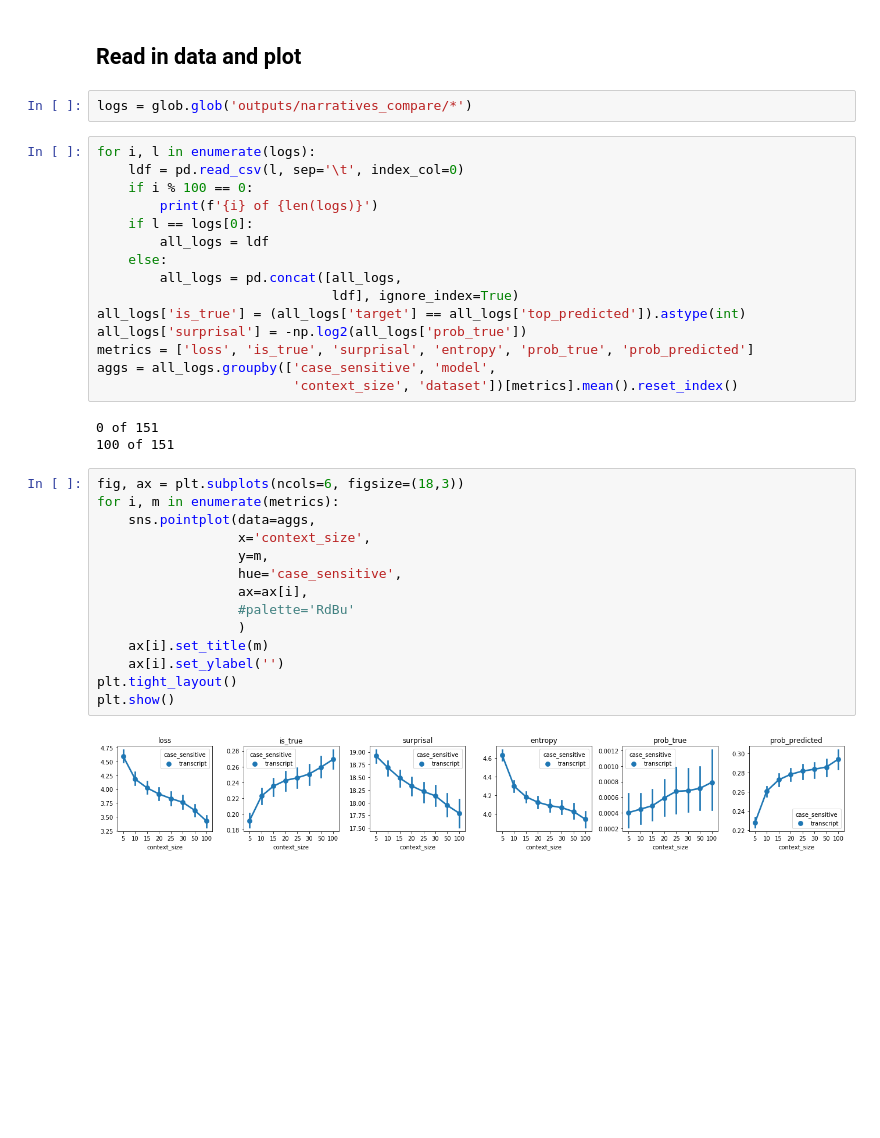
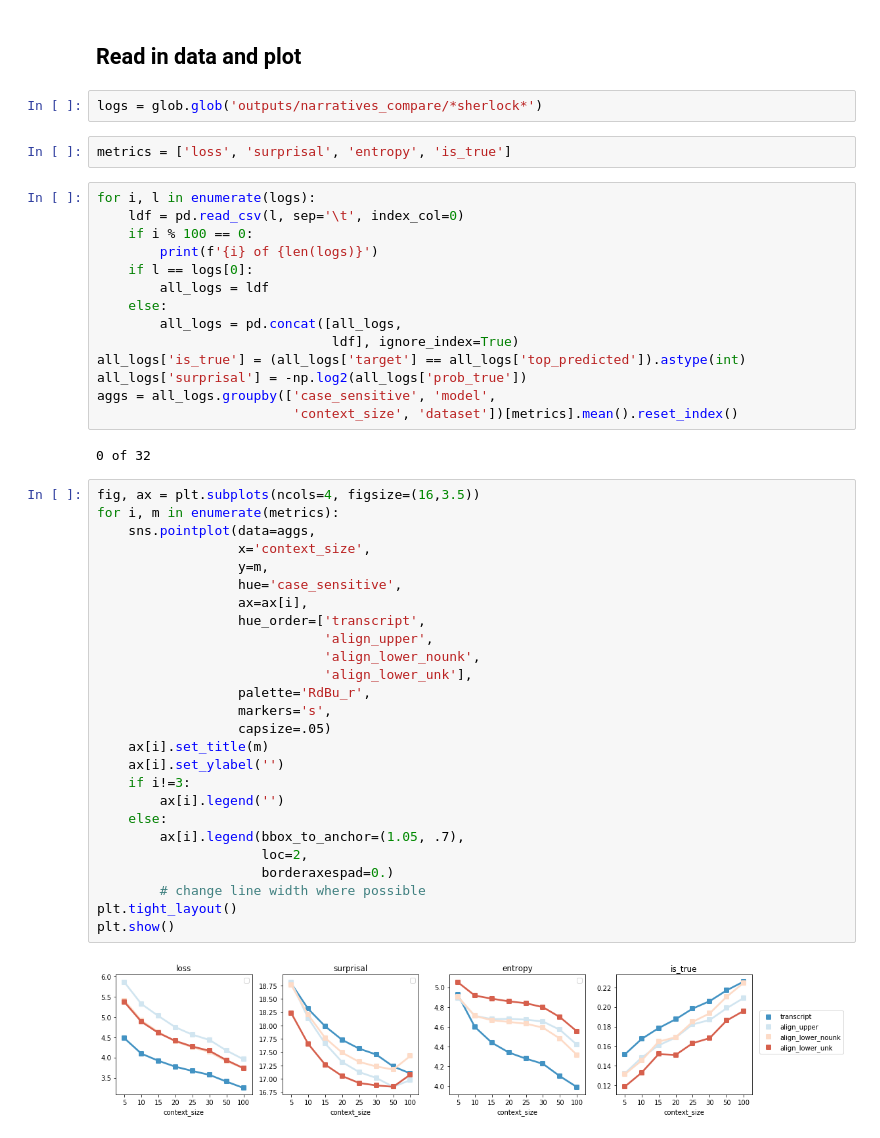
Before and after one commit to rbroc/eval-neuroscout-lm, a Jupyter notebook: Analysis.ipynb, the cells around one changed output. Drawn from its saved outputs; the diff is of its cells as text; blank space fills up the shorter version.

```diff
--- a/Analysis.ipynb
+++ b/Analysis.ipynb
@@ -8,7 +8,9 @@ import numpy as np
 # %% [markdown]
 ## Read in data and plot
 # %%
-logs = glob.glob('outputs/narratives_compare/*')
+logs = glob.glob('outputs/narratives_compare/*sherlock*')
+# %%
+metrics = ['loss', 'surprisal', 'entropy', 'is_true']
 # %%
 for i, l in enumerate(logs):
     ldf = pd.read_csv(l, sep='\t', index_col=0)
@@ -21,25 +23,35 @@ for i, l in enumerate(logs):
                               ldf], ignore_index=True)
 all_logs['is_true'] = (all_logs['target'] == all_logs['top_predicted']).astype(int)
 all_logs['surprisal'] = -np.log2(all_logs['prob_true'])
-metrics = ['loss', 'is_true', 'surprisal', 'entropy', 'prob_true', 'prob_predicted']
 aggs = all_logs.groupby(['case_sensitive', 'model',
                          'context_size', 'dataset'])[metrics].mean().reset_index()
 # %% [output]
-0 of 151
-100 of 151
+0 of 32
 # %%
-fig, ax = plt.subplots(ncols=6, figsize=(18,3))
+fig, ax = plt.subplots(ncols=4, figsize=(16,3.5))
 for i, m in enumerate(metrics):
     sns.pointplot(data=aggs,
                   x='context_size',
                   y=m,
                   hue='case_sensitive',
                   ax=ax[i],
-                  #palette='RdBu'
-                  )
+                  hue_order=['transcript',
+                             'align_upper',
+                             'align_lower_nounk',
+                             'align_lower_unk'],
+                  palette='RdBu_r',
+                  markers='s',
+                  capsize=.05)
     ax[i].set_title(m)
     ax[i].set_ylabel('')
+    if i!=3:
+        ax[i].legend('')
+    else:
+        ax[i].legend(bbox_to_anchor=(1.05, .7),
+                     loc=2,
+                     borderaxespad=0.)
+        # change line width where possible
 plt.tight_layout()
 plt.show()
 # %% [output]
-[figure, old version]
+[figure, new version]
```
Also changed, not shown: parts of 8 cells of this notebook, 3 other files.
